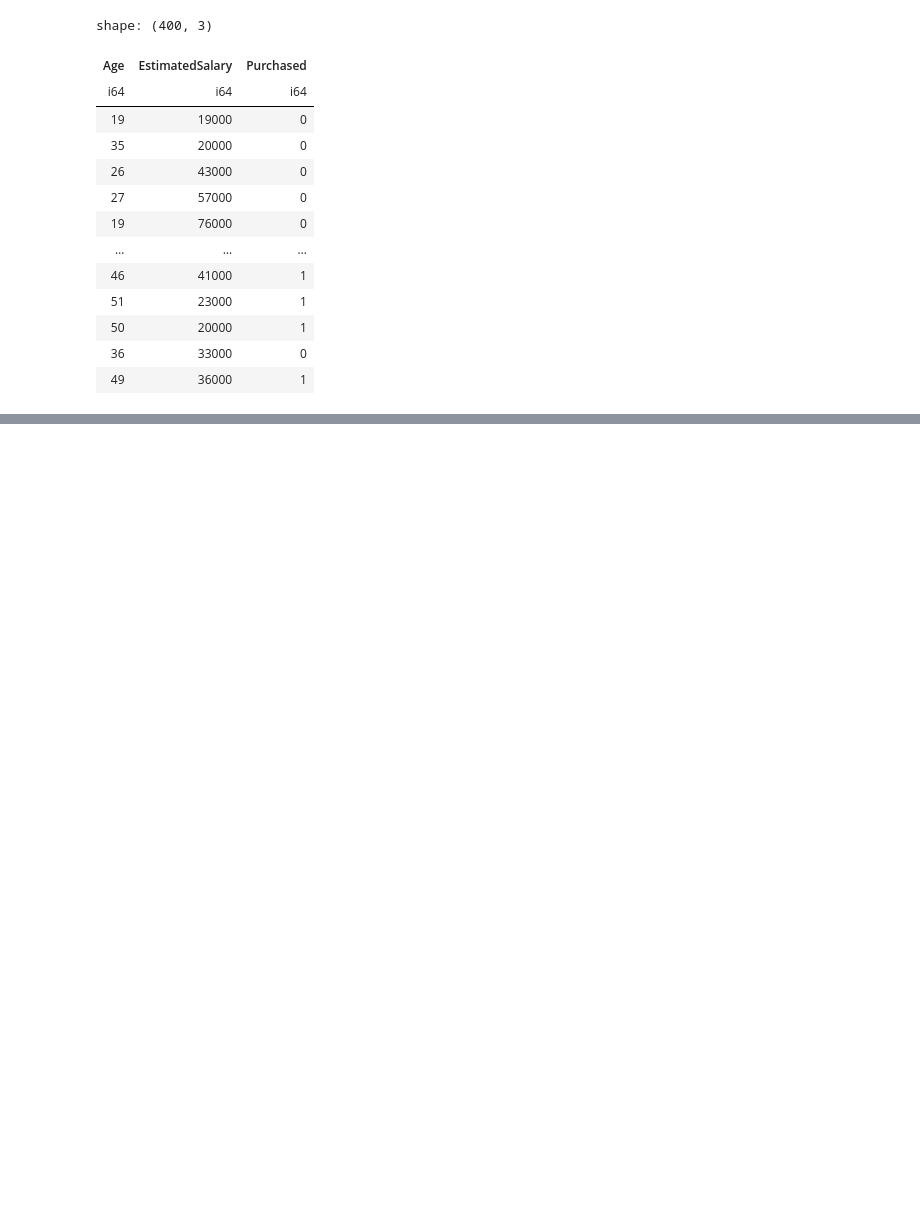
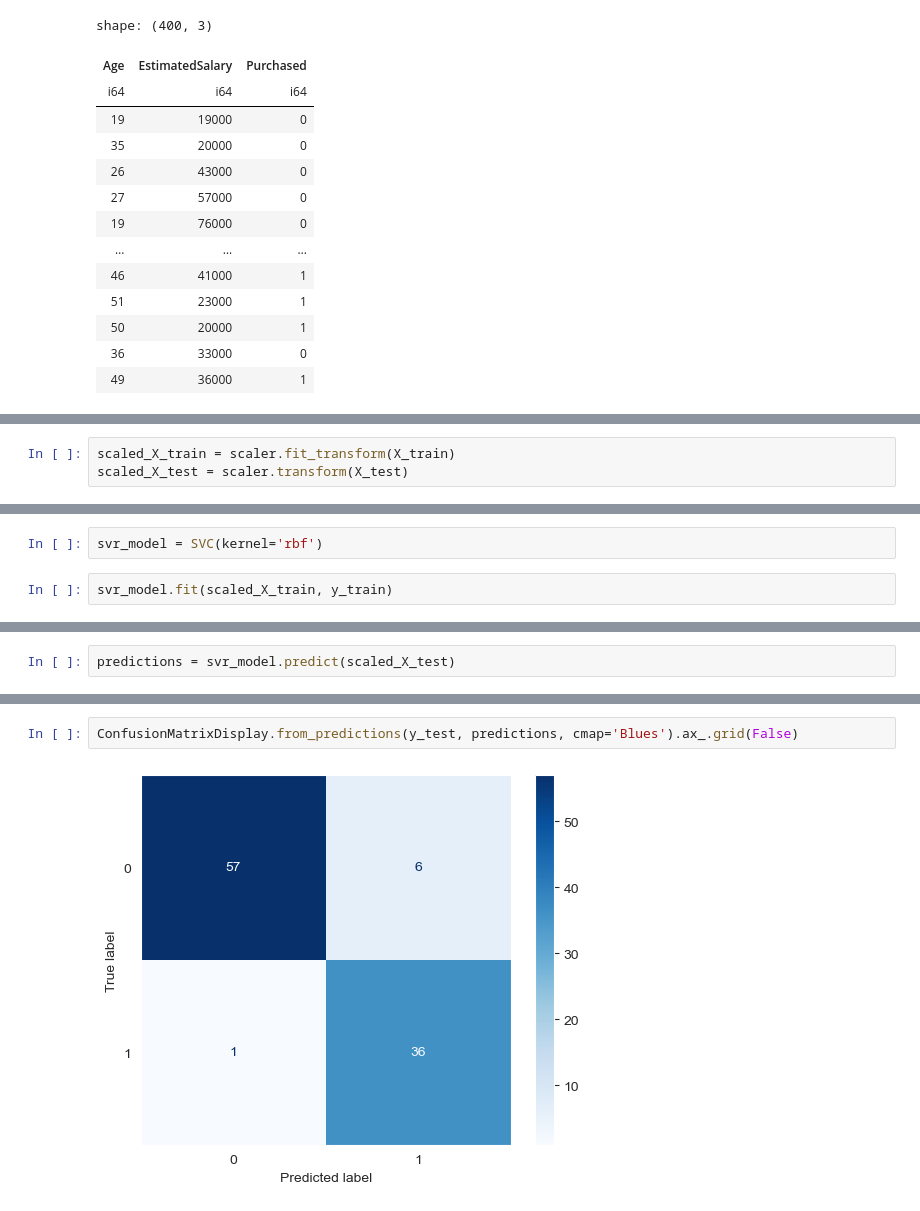
Before and after one commit to ZygimantasB/Python_R_from_two_Data_Science_experts, a Jupyter notebook: Section 19 Kernel SVM/section_19.ipynb, the cells around one changed output, grey strips where cells are left out. Drawn from its saved outputs; the diff is of its cells as text; blank space fills up the shorter version.

```diff
--- a/Section 19 Kernel SVM/section_19.ipynb
+++ b/Section 19 Kernel SVM/section_19.ipynb
@@ -31,0 +45,3 @@ shape: (400, 3)
+# %%
+scaled_X_train = scaler.fit_transform(X_train)
+scaled_X_test = scaler.transform(X_test)
@@ -31,0 +50,4 @@ shape: (400, 3)
+# %%
+svr_model = SVC(kernel='rbf')
+# %%
+svr_model.fit(scaled_X_train, y_train)
@@ -31,0 +56,2 @@ shape: (400, 3)
+# %%
+predictions = svr_model.predict(scaled_X_test)
@@ -31,0 +104,4 @@ shape: (400, 3)
+# %%
+ConfusionMatrixDisplay.from_predictions(y_test, predictions, cmap='Blues').ax_.grid(False)
+# %% [output]
+[figure, added]
```
Also changed, not shown: parts of 14 cells of this notebook.
